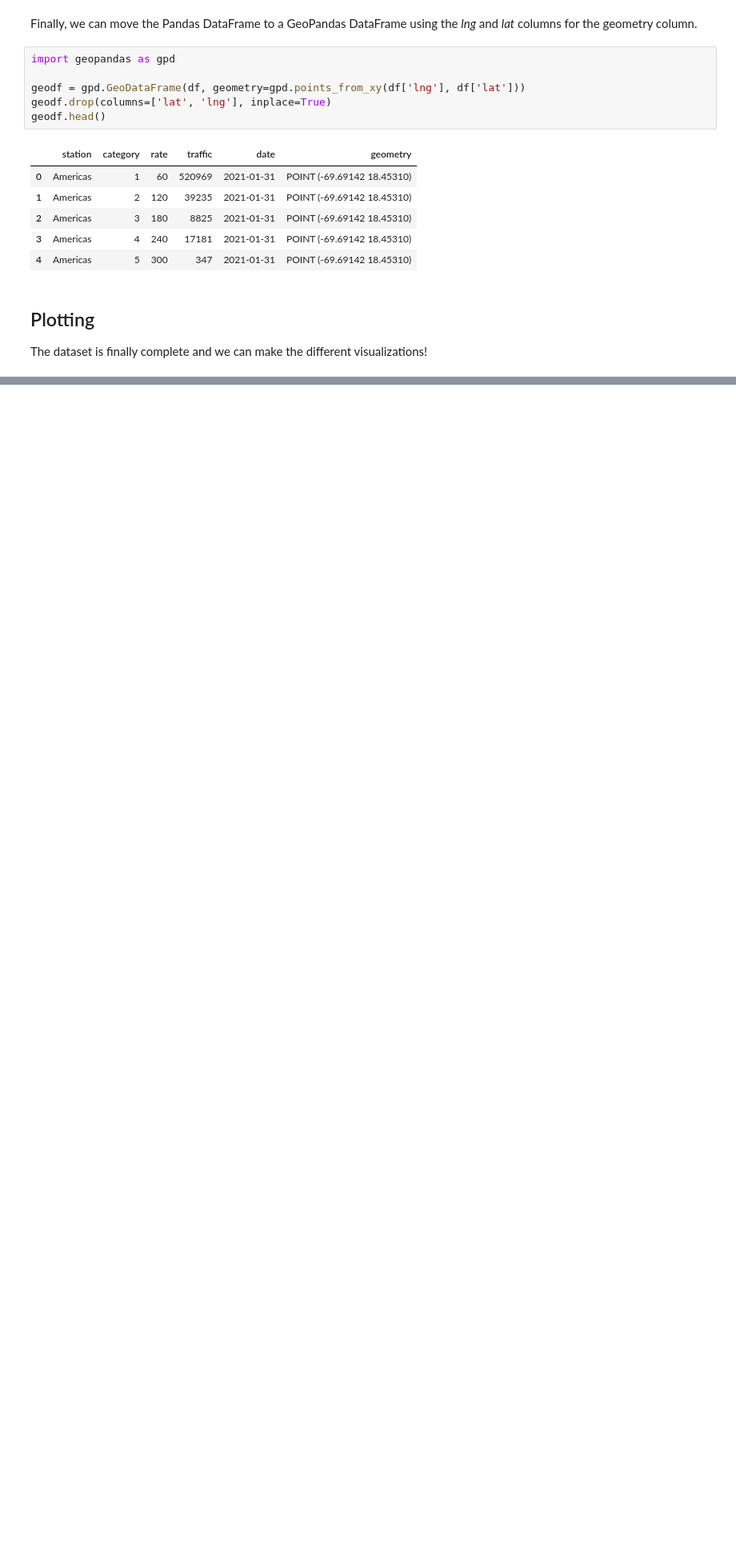
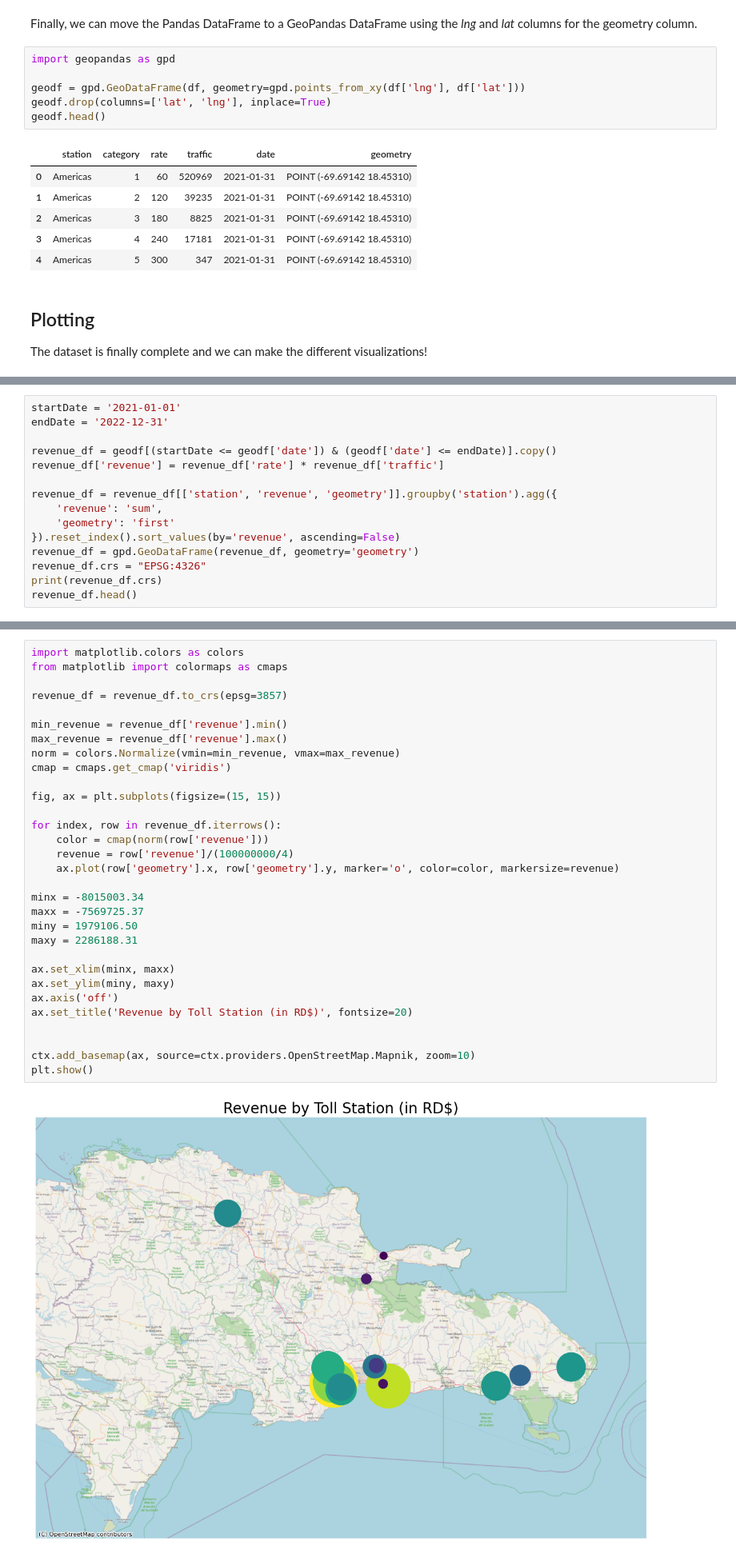
Before and after one commit to ASB24/toll-visualization, a Jupyter notebook: toll.ipynb, the cells around one changed output, grey strips where cells are left out. Shown at 80% size. Cells and saved outputs as stored; diff of their text form; blank space fills up the shorter version.

```diff
--- a/toll.ipynb
+++ b/toll.ipynb
@@ -158,0 +162,15 @@ dominicana_map.plot(ax=ax, color='white', edgecolor='black')
+# %%
+startDate = '2021-01-01'
+endDate = '2022-12-31'
+
+revenue_df = geodf[(startDate <= geodf['date']) & (geodf['date'] <= endDate)].copy()
+revenue_df['revenue'] = revenue_df['rate'] * revenue_df['traffic']
+
+revenue_df = revenue_df[['station', 'revenue', 'geometry']].groupby('station').agg({
+    'revenue': 'sum',
+    'geometry': 'first'
+}).reset_index().sort_values(by='revenue', ascending=False)
+revenue_df = gpd.GeoDataFrame(revenue_df, geometry='geometry')
+revenue_df.crs = "EPSG:4326"
+print(revenue_df.crs)
+revenue_df.head()
@@ -158,0 +197,33 @@ dominicana_map.plot(ax=ax, color='white', edgecolor='black')
+# %%
+import matplotlib.colors as colors
+from matplotlib import colormaps as cmaps
+
+revenue_df = revenue_df.to_crs(epsg=3857)
+
+min_revenue = revenue_df['revenue'].min()
+max_revenue = revenue_df['revenue'].max()
+norm = colors.Normalize(vmin=min_revenue, vmax=max_revenue)
+cmap = cmaps.get_cmap('viridis')
+
+fig, ax = plt.subplots(figsize=(15, 15))
+
+for index, row in revenue_df.iterrows():
+    color = cmap(norm(row['revenue']))
+    revenue = row['revenue']/(100000000/4)
+    ax.plot(row['geometry'].x, row['geometry'].y, marker='o', color=color, markersize=revenue)
+
+minx = -8015003.34
+maxx = -7569725.37
+miny = 1979106.50
+maxy = 2286188.31
+
+ax.set_xlim(minx, maxx)
+ax.set_ylim(miny, maxy)
+ax.axis('off')
+ax.set_title('Revenue by Toll Station (in RD$)', fontsize=20)
+
+
+ctx.add_basemap(ax, source=ctx.providers.OpenStreetMap.Mapnik, zoom=10)
+plt.show()
+# %% [output]
+[figure, added]
```
Also changed, not shown: parts of 6 cells of this notebook.
